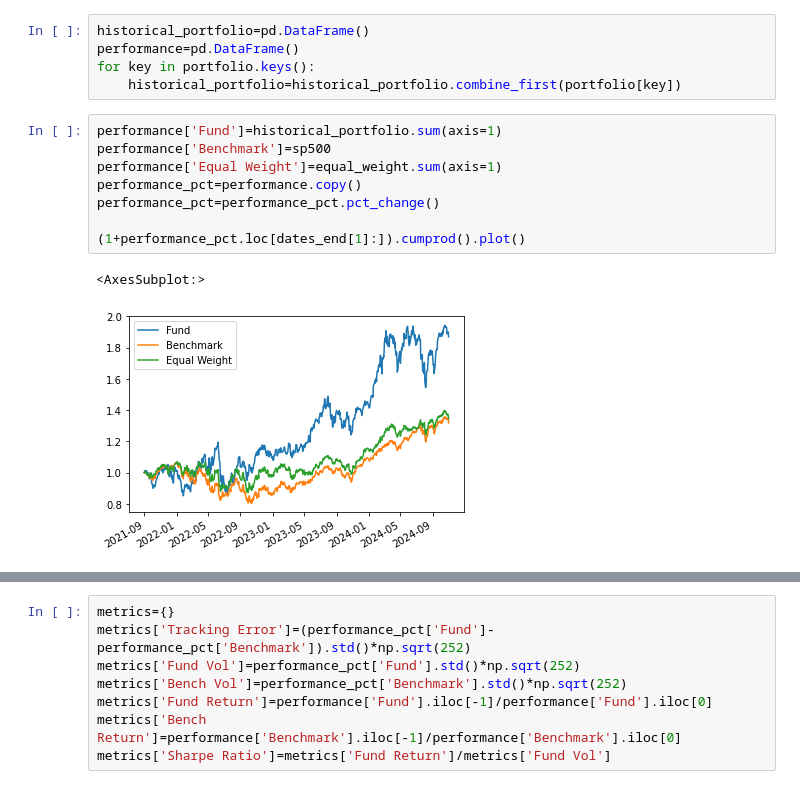
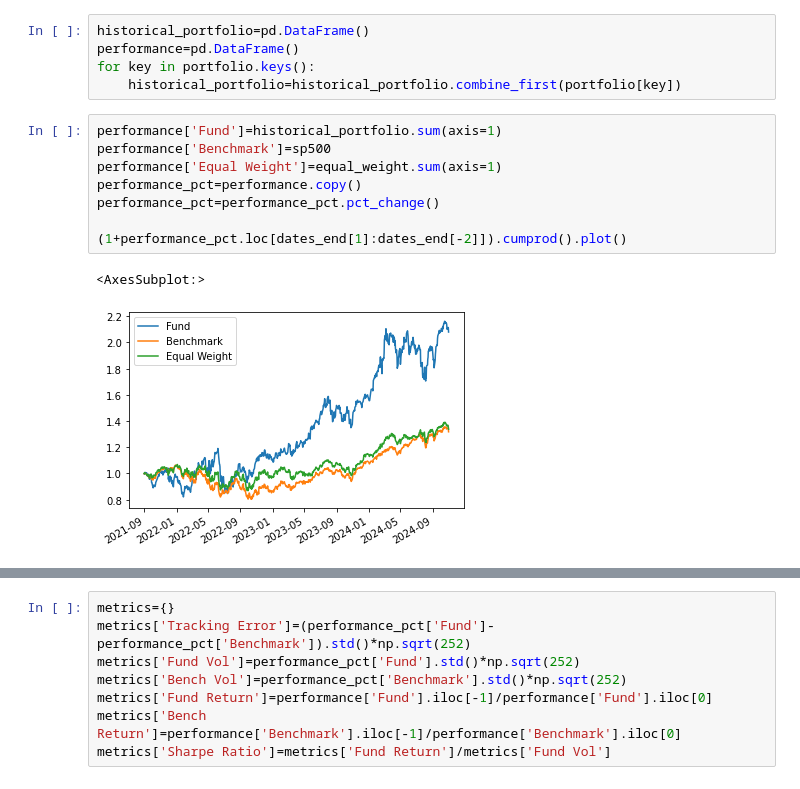
Before and after one commit to niroojane/Equity-Analysis, a Jupyter notebook: S&P500 Analysis.ipynb, the cells around one changed output, grey strips where cells are left out. Saved outputs shown, nothing was run; the diff lists cells and outputs as text.

```diff
--- a/S&P500 Analysis.ipynb
+++ b/S&P500 Analysis.ipynb
@@ -212,14 +213,14 @@ historical_portfolio=pd.DataFrame()
 performance=pd.DataFrame()
 for key in portfolio.keys():
     historical_portfolio=historical_portfolio.combine_first(portfolio[key])
-# %%
-performance['Fund']=historical_portfolio.sum(axis=1)
-performance['Benchmark']=sp500
-performance['Equal Weight']=equal_weight.sum(axis=1)
-performance_pct=performance.copy()
-performance_pct=performance_pct.pct_change()
-
-(1+performance_pct.loc[dates_end[1]:]).cumprod().plot()
-# %% [output]
-<AxesSubplot:>
-[figure, removed]
+# %%
+performance['Fund']=historical_portfolio.sum(axis=1)
+performance['Benchmark']=sp500
+performance['Equal Weight']=equal_weight.sum(axis=1)
+performance_pct=performance.copy()
+performance_pct=performance_pct.pct_change()
+
+(1+performance_pct.loc[dates_end[1]:dates_end[-2]]).cumprod().plot()
+# %% [output]
+<AxesSubplot:>
+[figure, added]
```
Also changed, not shown: parts of 14 cells of this notebook.
